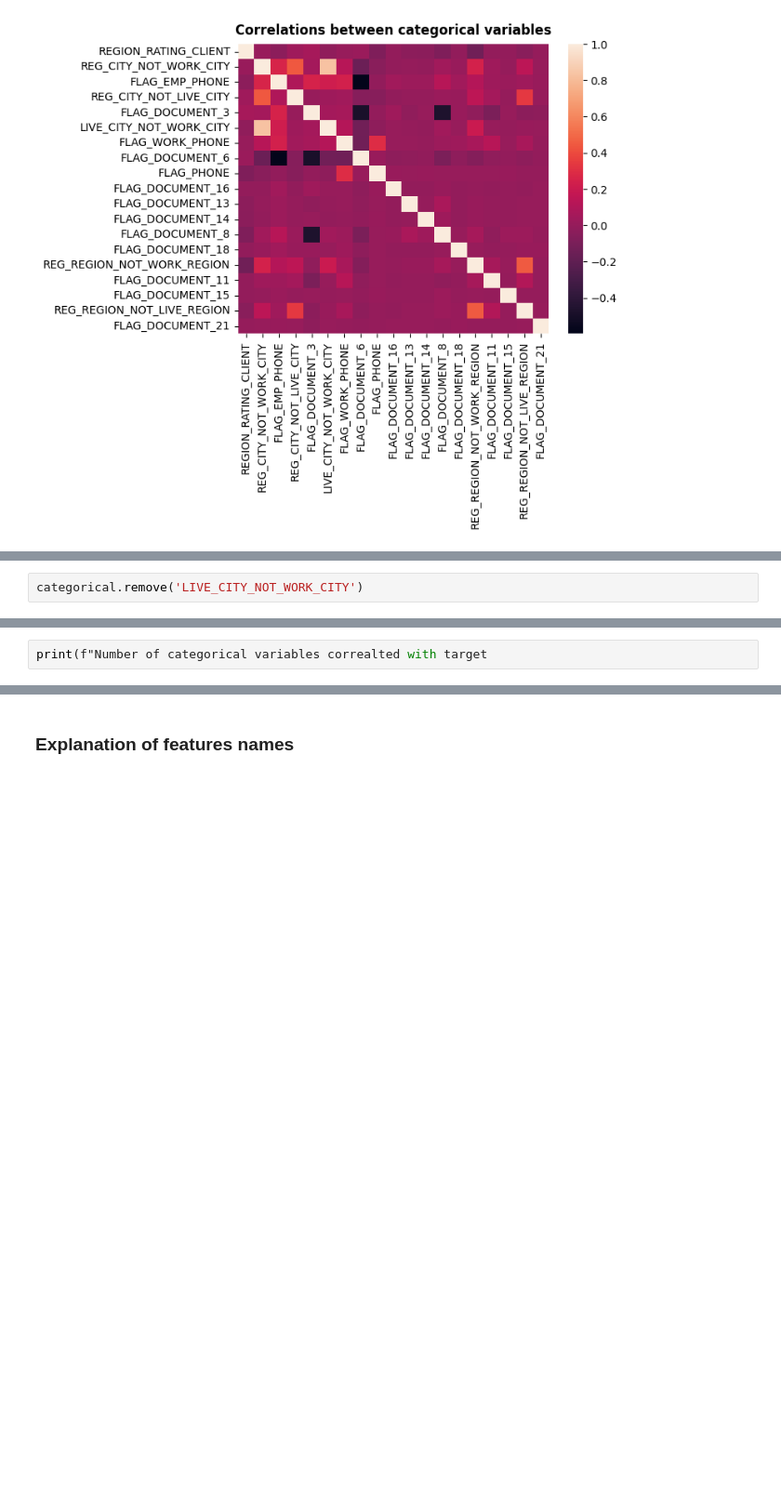
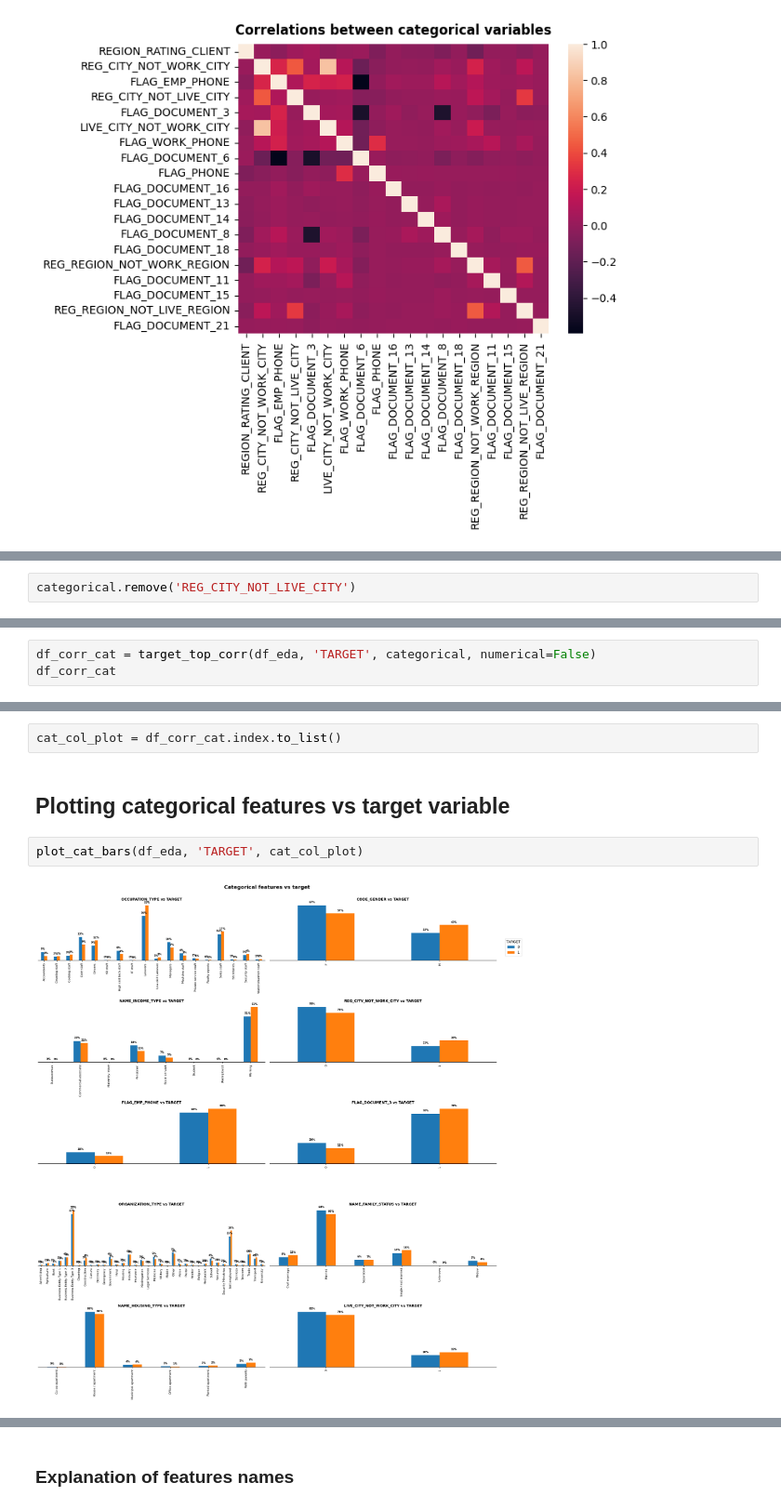
Before and after one commit to malgorzatakolka/HomeCreditDefaultRisk, a Jupyter notebook: Untitled.ipynb, the cells around one changed output, grey strips where cells are left out. Shown at 93% size. Cells and saved outputs as stored; diff of their text form; blank space fills up the shorter version.

```diff
--- a/Untitled.ipynb
+++ b/Untitled.ipynb
@@ -606,3 +735,3 @@ We will remove LIVE_CITY_NOT_WORK_CITY from categorical variables.
-# %%
-categorical.remove('LIVE_CITY_NOT_WORK_CITY')
+# %%
+categorical.remove('REG_CITY_NOT_LIVE_CITY')
 # %% [markdown]
@@ -610,2 +739,3 @@ Now we will be able to plot numerical and categorical features and check the cor
 # %%
-print(f"Number of categorical variables correalted with target
+df_corr_cat = target_top_corr(df_eda, 'TARGET', categorical, numerical=False)
+df_corr_cat
@@ -611,0 +754,8 @@ print(f"Number of categorical variables correalted with target
+# %%
+cat_col_plot = df_corr_cat.index.to_list()
+# %% [markdown]
+## Plotting categorical features vs target variable
+# %%
+plot_cat_bars(df_eda, 'TARGET', cat_col_plot)
+# %% [output]
+[figure, added]
```
Also changed, not shown: parts of 46 cells of this notebook.
